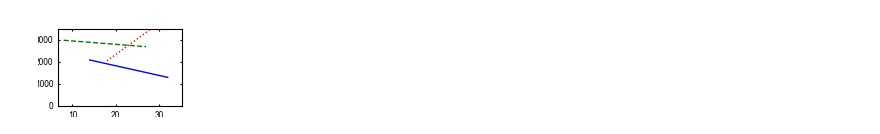
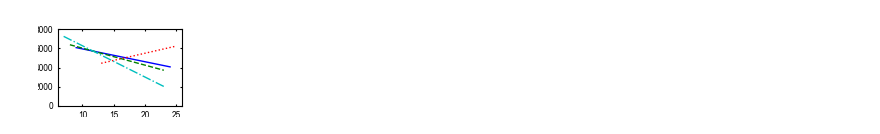
Before and after one commit to Cocopyth/local_amf, a Jupyter notebook: data/Figures_paper/Final_figure/FigureS2_agg.ipynb, the cells around one changed output. Drawn from its saved outputs; the diff is of its cells as text; code cells hidden in the pictures.

```diff
--- a/data/Figures_paper/Final_figure/FigureS2_agg.ipynb
+++ b/data/Figures_paper/Final_figure/FigureS2_agg.ipynb
@@ -57,13 +58,7 @@ height = 1
 # %%
-path_figure = r"C:\Users\coren\AMOLF-SHIMIZU Dropbox\HFSP_symbiotic-networks\Article_TravellingWave\FigureS2"
+path_figure = r"C:\Users\coren\AMOLF-SHIMIZU Dropbox\HFSP_symbiotic-networks\Article_TravellingWave\Supplementary material\extended_data_figures\FigureS2"
 # %%
-Css = {}
-lambss = {}
-dss = {}
-meancurves = {}
-meancurves2 = {}
-t0ss = {}
-timestep = {32:100,28:60,30:80,1014: 80, 1023:60, 1037:70, 1042:100,52 : 50,56:50,938:30,1076:60,84:80,89:80,91:70,127:60,129:50,94:150,152:35,792:60,1048:60,1045:50,941:50}
+timestep = {32:100,28:60,30:80,1014: 80, 1023:60, 1037:70, 1042:100,52 : 65,56:50,938:30,1076:60,84:80,89:80,91:70,127:60,129:50,94:150,152:35,792:60,1048:60,1045:50,941:50}
 timestep2 = {102:25,83:70,76:20,81:70,32:100,28:60,30:80,1014: 80, 1023:60, 1037:70, 1042:100,52 : 75,56:50,938:30,1076:60,84:80,89:80,91:70,127:60,129:50,94:100,152:35,792:50,1048:60,1045:50}
 timestep = {**timestep, **timestep2}
 timestep2 = {1014 : 80,1024:25,1027:18,1028:60,1030 : 60,1032 : 50,1042 : 120,1048:70,127:120,129:60,130:50,991:40}
@@ -77,10 +72,10 @@ timestep2 = {30 : 62,32 : 160,33:80}
 timestep = {**timestep, **timestep2}
 timestep2 = {799 : 100,800 : 25,91:100,99:40}
 timestep = {**timestep, **timestep2}
-timestep2 = {59 : 30,69 : 30}
+timestep2 = {3:144,16 : 39, 12:70,480:150,28 : 100}
 timestep = {**timestep, **timestep2}
 # %%
 shifts = {int(plate.split('_')[0]) : 0 for plate in plates}
-shifts = {30: 20, 32: 30, 33: 20}
+shifts = {30: 20, 32: 30, 33: 20,3 : 80,16:9,12 : 20,480:100,28: 30}
 shifts
 # %% [output]
@@ -242,3 +557,7 @@ plt.savefig(os.path.join(path_figure,'FigureS2B_agg.pdf'), transparent=True, bbo
 # %%
 suffix = "-new"
 # suffix = ""
+# %%
+folders, time_hypha_info = get_time_hypha_info_from_analysis(analysis_folders)
+folders,global_hypha_info = get_global_hypha_info_from_analysis(analysis_folders)
+time_hypha_info['time_since_begin_h_float'] = time_hypha_info['time_since_begin_h']/(1e3*3600)
@@ -538,6 +742,6 @@ ax.set_ylabel('saturation density \n ($\mu m.mm^{-2}$)')
 
 # plt.tight_layout()
 # plt.savefig(f'Figure/FigureS1Bsubset.svg')
-ax.set_ylim(0,3500)
+ax.set_ylim(0,8000)
 plt.savefig(os.path.join(path_figure,'FigureS2D_agg.pdf'), transparent=True, bbox_inches='tight')
 # %% [output]
@@ -545,4 +749,4 @@ plt.savefig(os.path.join(path_figure,'FigureS2D_agg.pdf'), transparent=True, bbo
-[figure, old version]
+[figure, new version]
 # %%
 fig, ax = plt.subplots(figsize=(width,height))
 
```
Also changed, not shown: parts of 16 cells of this notebook, 9 other files.
